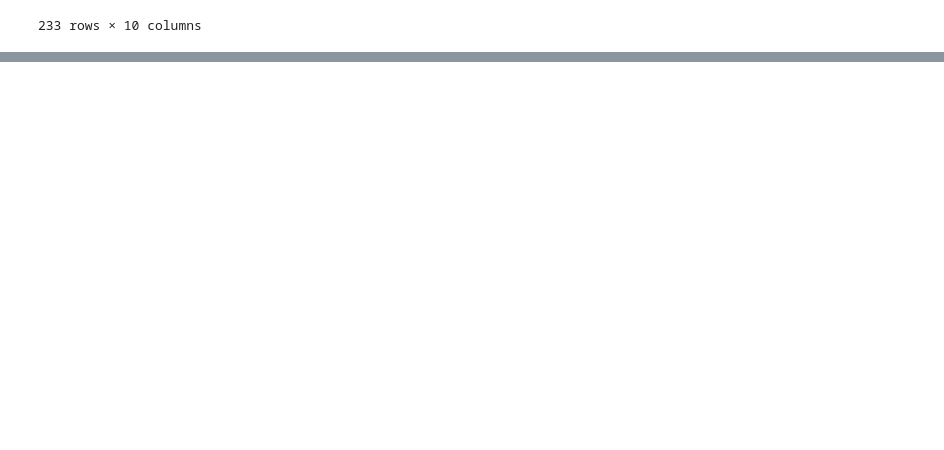
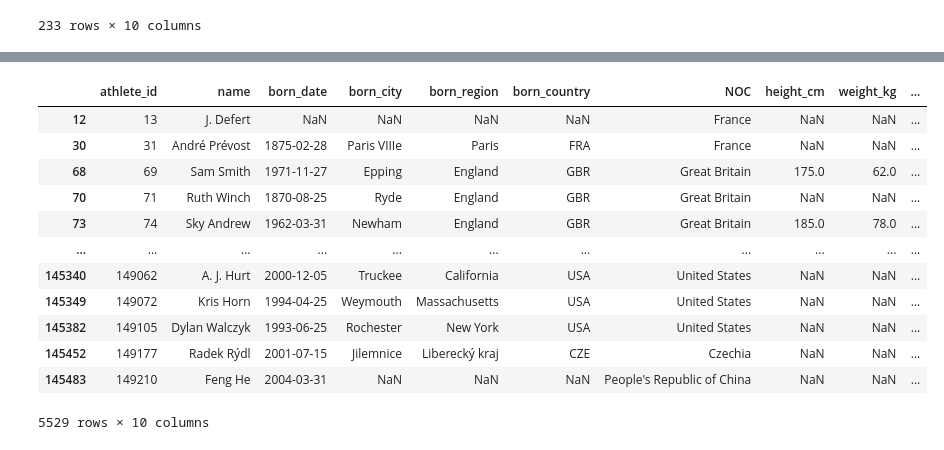
Before and after one commit to Anushruti47/pandas_keithGally, a Jupyter notebook: pandas-tutorial/6.FilteringDataString.ipynb, the cells around one changed output, grey strips where cells are left out. Cells and saved outputs as stored; diff of their text form; code cells hidden in the pictures; blank space fills up the shorter version.

```diff
--- a/pandas-tutorial/6.FilteringDataString.ipynb
+++ b/pandas-tutorial/6.FilteringDataString.ipynb
@@ -81,3 +81,9 @@ bios[bios["name"].str.contains("patrick",case=False)]
 | 144565 | 148257 | Patrick Russell | 1993-01-04 | Gentofte | Hovedstaden | DEN | Denmark | 186.0 | 93.0 | ... |
 | 145435 | 149158 | Patrick Gasienica | 1998-11-28 | McHenry | Illinois | USA | United States | NaN | NaN | ... |
 233 rows × 10 columns
+# %%
+#1. Find athletes born in cities that start with a vowel:
+import pandas as pd
+bios=pd.read_csv("../data/bios.csv")
+vowel_cities=bios[bios['born_city'].str.contains(r'^[AEIOUaeiou]',na=False)]
+vowel_cities
@@ -83,0 +104,18 @@ bios[bios["name"].str.contains("patrick",case=False)]
+# %%
+#2. Find athletes with names that contian exactly 2 vowels:
+two_vowels=bios[bios['name'].str.contains(r'^[^AEIOUaeiou]*[AEIOUaeiou][^AEIOUaeiou]*[AEIOUaeiou][^AEIOUaeiou]*$',na=False)]
+two_vowels
+# %% [output]
+|  | athlete_id | name | born_date | born_city | born_region | born_country | NOC | height_cm | weight_kg | ... |
+| 12 | 13 | J. Defert | NaN | NaN | NaN | NaN | France | NaN | NaN | ... |
+| 30 | 31 | André Prévost | 1875-02-28 | Paris VIIIe | Paris | FRA | France | NaN | NaN | ... |
+| 68 | 69 | Sam Smith | 1971-11-27 | Epping | England | GBR | Great Britain | 175.0 | 62.0 | ... |
+| 70 | 71 | Ruth Winch | 1870-08-25 | Ryde | England | GBR | Great Britain | NaN | NaN | ... |
+| 73 | 74 | Sky Andrew | 1962-03-31 | Newham | England | GBR | Great Britain | 185.0 | 78.0 | ... |
+| ... | ... | ... | ... | ... | ... | ... | ... | ... | ... | ... |
+| 145340 | 149062 | A. J. Hurt | 2000-12-05 | Truckee | California | USA | United States | NaN | NaN | ... |
+| 145349 | 149072 | Kris Horn | 1994-04-25 | Weymouth | Massachusetts | USA | United States | NaN | NaN | ... |
+| 145382 | 149105 | Dylan Walczyk | 1993-06-25 | Rochester | New York | USA | United States | NaN | NaN | ... |
+| 145452 | 149177 | Radek Rýdl | 2001-07-15 | Jilemnice | Liberecký kraj | CZE | Czechia | NaN | NaN | ... |
+| 145483 | 149210 | Feng He | 2004-03-31 | NaN | NaN | NaN | People's Republic of China | NaN | NaN | ... |
+5529 rows × 10 columns
```
Also changed, not shown: parts of 13 cells of this notebook, 1 other file.
